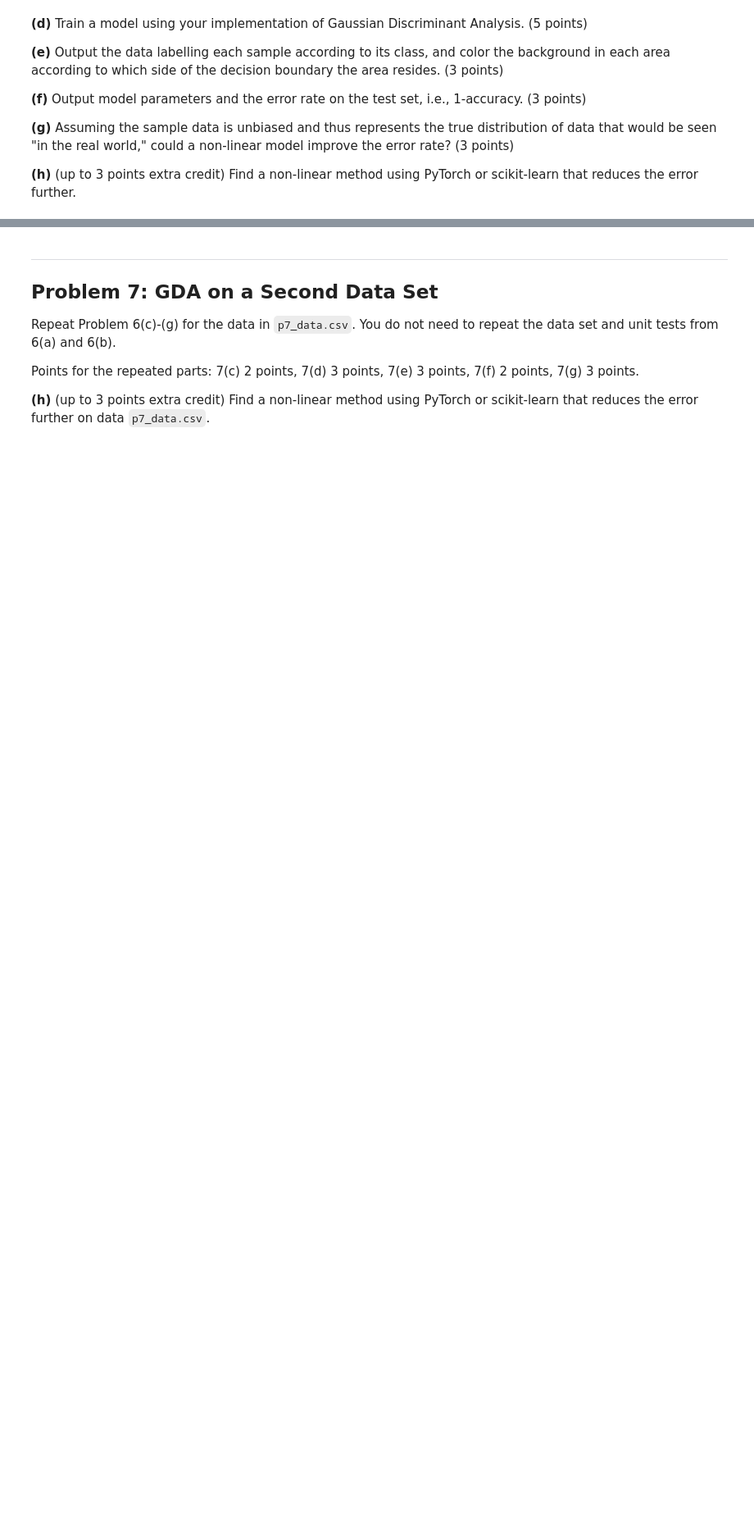
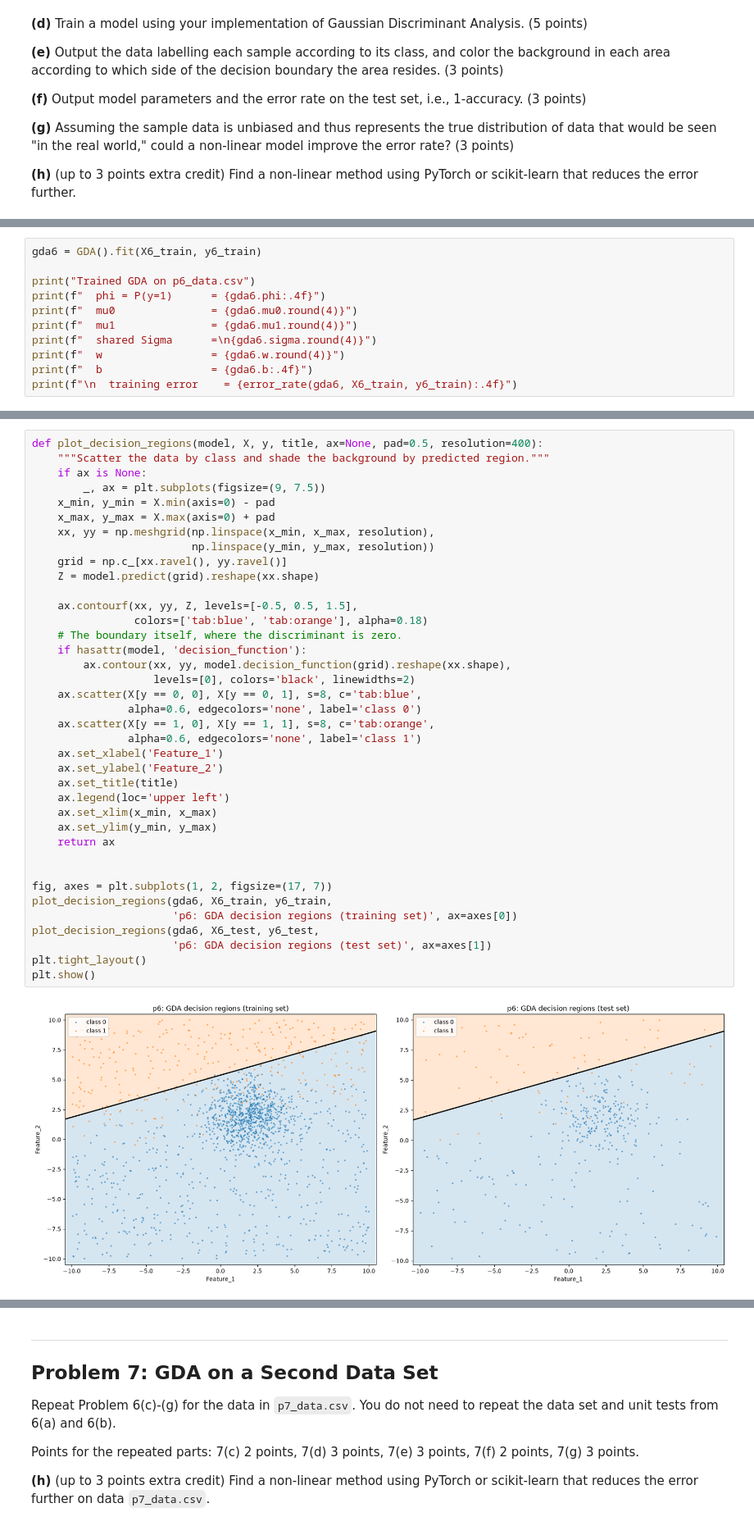
Before and after one commit to BatOrgil7/CSCI6032-ML, a Jupyter notebook: hw5/CSCI6032_hw5.ipynb, the cells around one changed output, grey strips where cells are left out. Shown at 82% size. Saved outputs shown, nothing was run; the diff lists cells and outputs as text; blank space fills up the shorter version.

```diff
--- a/hw5/CSCI6032_hw5.ipynb
+++ b/hw5/CSCI6032_hw5.ipynb
@@ -298,0 +1297,11 @@ that reduces the error further.
+# %%
+gda6 = GDA().fit(X6_train, y6_train)
+
+print("Trained GDA on p6_data.csv")
+print(f"  phi = P(y=1)      = {gda6.phi:.4f}")
+print(f"  mu0               = {gda6.mu0.round(4)}")
+print(f"  mu1               = {gda6.mu1.round(4)}")
+print(f"  shared Sigma      =\n{gda6.sigma.round(4)}")
+print(f"  w                 = {gda6.w.round(4)}")
+print(f"  b                 = {gda6.b:.4f}")
+print(f"\n  training error    = {error_rate(gda6, X6_train, y6_train):.4f}")
@@ -298,0 +1324,40 @@ that reduces the error further.
+# %%
+def plot_decision_regions(model, X, y, title, ax=None, pad=0.5, resolution=400):
+    """Scatter the data by class and shade the background by predicted region."""
+    if ax is None:
+        _, ax = plt.subplots(figsize=(9, 7.5))
+    x_min, y_min = X.min(axis=0) - pad
+    x_max, y_max = X.max(axis=0) + pad
+    xx, yy = np.meshgrid(np.linspace(x_min, x_max, resolution),
+                         np.linspace(y_min, y_max, resolution))
+    grid = np.c_[xx.ravel(), yy.ravel()]
+    Z = model.predict(grid).reshape(xx.shape)
+
+    ax.contourf(xx, yy, Z, levels=[-0.5, 0.5, 1.5],
+                colors=['tab:blue', 'tab:orange'], alpha=0.18)
+    # The boundary itself, where the discriminant is zero.
+    if hasattr(model, 'decision_function'):
+        ax.contour(xx, yy, model.decision_function(grid).reshape(xx.shape),
+                   levels=[0], colors='black', linewidths=2)
+    ax.scatter(X[y == 0, 0], X[y == 0, 1], s=8, c='tab:blue',
+               alpha=0.6, edgecolors='none', label='class 0')
+    ax.scatter(X[y == 1, 0], X[y == 1, 1], s=8, c='tab:orange',
+               alpha=0.6, edgecolors='none', label='class 1')
+    ax.set_xlabel('Feature_1')
+    ax.set_ylabel('Feature_2')
+    ax.set_title(title)
+    ax.legend(loc='upper left')
+    ax.set_xlim(x_min, x_max)
+    ax.set_ylim(y_min, y_max)
+    return ax
+
+
+fig, axes = plt.subplots(1, 2, figsize=(17, 7))
+plot_decision_regions(gda6, X6_train, y6_train,
+                      'p6: GDA decision regions (training set)', ax=axes[0])
+plot_decision_regions(gda6, X6_test, y6_test,
+                      'p6: GDA decision regions (test set)', ax=axes[1])
+plt.tight_layout()
+plt.show()
+# %% [output]
+[figure, added]
```
Also changed, not shown: parts of 51 cells of this notebook.
